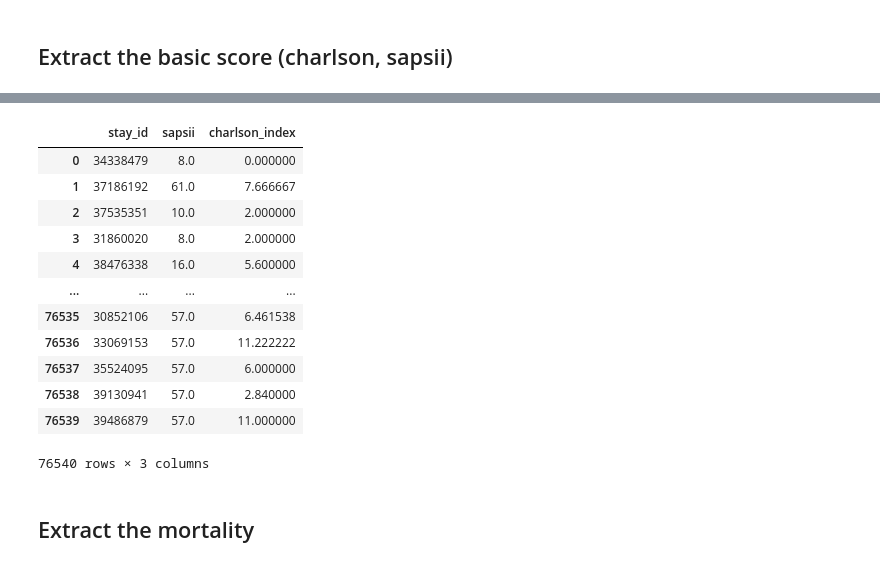
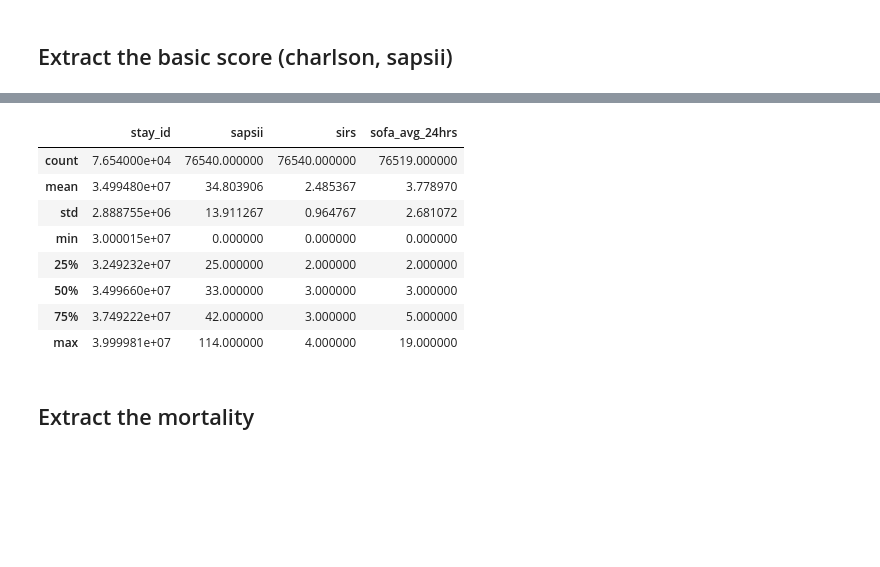
Before and after one commit to Jarvis-BITS/midodrine-mimic-iv, a Jupyter notebook: notebook/01_cohort_data_extraction.ipynb, the cells around one changed output, grey strips where cells are left out. Cells and saved outputs as stored; diff of their text form; code cells hidden in the pictures; blank space fills up the shorter version.

```diff
--- a/notebook/01_cohort_data_extraction.ipynb
+++ b/notebook/01_cohort_data_extraction.ipynb
@@ -568,5 +570,5 @@ basic_data = (
     .to_dataframe()
 )
 # %%
-basic_data
+basic_data.describe()
 # %% [output]
@@ -574,16 +575,12 @@ Warning: total number of rows (76540) exceeds max_rows (20000). Falling back to
-|  | stay_id | sapsii | charlson_index |
-| 0 | 34338479 | 8.0 | 0.000000 |
-| 1 | 37186192 | 61.0 | 7.666667 |
-| 2 | 37535351 | 10.0 | 2.000000 |
-| 3 | 31860020 | 8.0 | 2.000000 |
-| 4 | 38476338 | 16.0 | 5.600000 |
-| ... | ... | ... | ... |
-| 76535 | 30852106 | 57.0 | 6.461538 |
-| 76536 | 33069153 | 57.0 | 11.222222 |
-| 76537 | 35524095 | 57.0 | 6.000000 |
-| 76538 | 39130941 | 57.0 | 2.840000 |
-| 76539 | 39486879 | 57.0 | 11.000000 |
+|  | stay_id | sapsii | sirs | sofa_avg_24hrs |
+| count | 7.654000e+04 | 76540.000000 | 76540.000000 | 76519.000000 |
+| mean | 3.499480e+07 | 34.803906 | 2.485367 | 3.778970 |
+| std | 2.888755e+06 | 13.911267 | 0.964767 | 2.681072 |
+| min | 3.000015e+07 | 0.000000 | 0.000000 | 0.000000 |
+| 25% | 3.249232e+07 | 25.000000 | 2.000000 | 2.000000 |
+| 50% | 3.499660e+07 | 33.000000 | 3.000000 | 3.000000 |
+| 75% | 3.749222e+07 | 42.000000 | 3.000000 | 5.000000 |
+| max | 3.999981e+07 | 114.000000 | 4.000000 | 19.000000 |
-76540 rows × 3 columns
 # %% [markdown]
 ## Extract the mortality
 # %%
```
Also changed, not shown: parts of 37 cells of this notebook.
